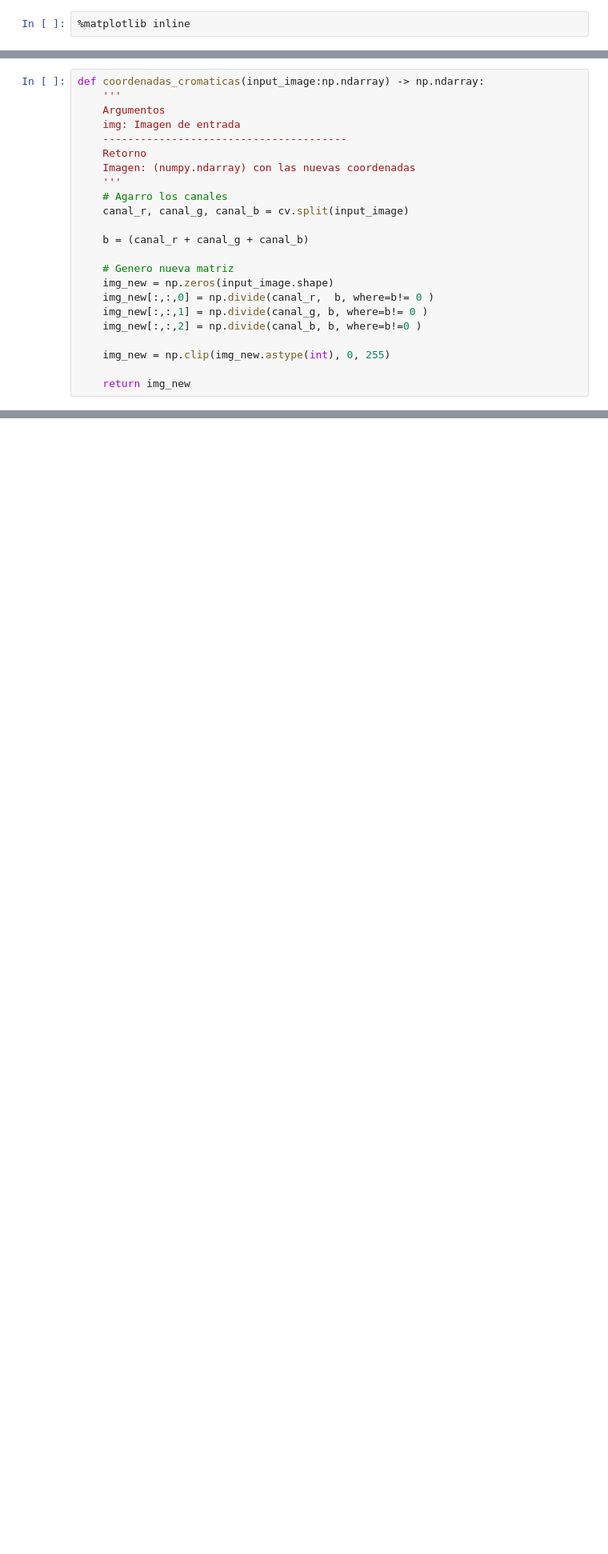
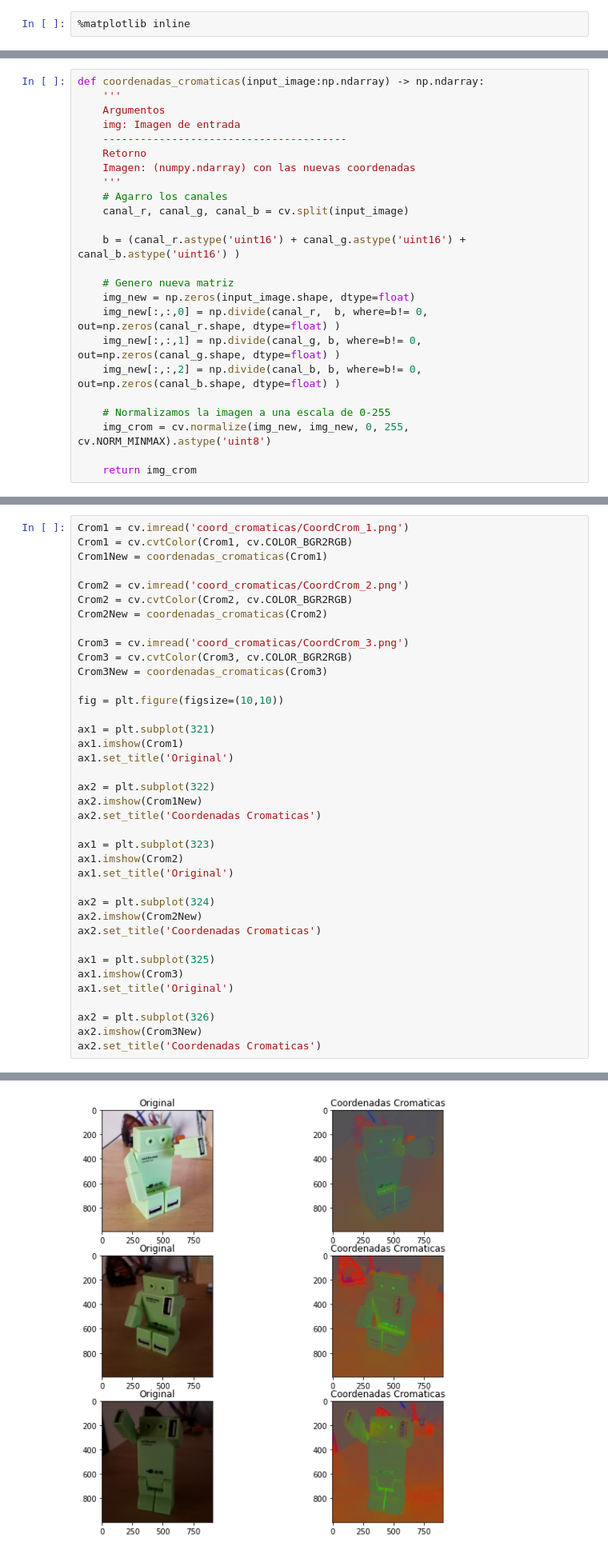
Before and after one commit to lrivela/cv1-rivela, a Jupyter notebook: tp1/tp1-rivela.ipynb, the cells around one changed output, grey strips where cells are left out. Shown at 80% size. Saved outputs shown, nothing was run; the diff lists cells and outputs as text; blank space fills up the shorter version.

```diff
--- a/tp1/tp1-rivela.ipynb
+++ b/tp1/tp1-rivela.ipynb
@@ -29,17 +29,18 @@ def coordenadas_cromaticas(input_image:np.ndarray) -> np.ndarray:
     # Agarro los canales
     canal_r, canal_g, canal_b = cv.split(input_image)
 
-    b = (canal_r + canal_g + canal_b)
+    b = (canal_r.astype('uint16') + canal_g.astype('uint16') + canal_b.astype('uint16') )
 
     # Genero nueva matriz
-    img_new = np.zeros(input_image.shape)
-    img_new[:,:,0] = np.divide(canal_r,  b, where=b!= 0 )
-    img_new[:,:,1] = np.divide(canal_g, b, where=b!= 0 )
-    img_new[:,:,2] = np.divide(canal_b, b, where=b!=0 )
+    img_new = np.zeros(input_image.shape, dtype=float)
+    img_new[:,:,0] = np.divide(canal_r,  b, where=b!= 0,  out=np.zeros(canal_r.shape, dtype=float) )
+    img_new[:,:,1] = np.divide(canal_g, b, where=b!= 0,  out=np.zeros(canal_g.shape, dtype=float) )
+    img_new[:,:,2] = np.divide(canal_b, b, where=b!= 0, out=np.zeros(canal_b.shape, dtype=float) )
 
-    img_new = np.clip(img_new.astype(int), 0, 255)
+    # Normalizamos la imagen a una escala de 0-255
+    img_crom = cv.normalize(img_new, img_new, 0, 255, cv.NORM_MINMAX).astype('uint8')
 
-    return img_new
+    return img_crom
 # %%
 def white_patch(input_image: np.ndarray) -> np.ndarray:
     '''
@@ -81,0 +67,39 @@ Text(0.5, 1.0, 'Coordenadas Cromaticas')
+# %%
+Crom1 = cv.imread('coord_cromaticas/CoordCrom_1.png')
+Crom1 = cv.cvtColor(Crom1, cv.COLOR_BGR2RGB)
+Crom1New = coordenadas_cromaticas(Crom1)
+
+Crom2 = cv.imread('coord_cromaticas/CoordCrom_2.png')
+Crom2 = cv.cvtColor(Crom2, cv.COLOR_BGR2RGB)
+Crom2New = coordenadas_cromaticas(Crom2)
+
+Crom3 = cv.imread('coord_cromaticas/CoordCrom_3.png')
+Crom3 = cv.cvtColor(Crom3, cv.COLOR_BGR2RGB)
+Crom3New = coordenadas_cromaticas(Crom3)
+
+fig = plt.figure(figsize=(10,10))
+
+ax1 = plt.subplot(321)
+ax1.imshow(Crom1)
+ax1.set_title('Original')
+
+ax2 = plt.subplot(322)
+ax2.imshow(Crom1New)
+ax2.set_title('Coordenadas Cromaticas')
+
+ax1 = plt.subplot(323)
+ax1.imshow(Crom2)
+ax1.set_title('Original')
+
+ax2 = plt.subplot(324)
+ax2.imshow(Crom2New)
+ax2.set_title('Coordenadas Cromaticas')
+
+ax1 = plt.subplot(325)
+ax1.imshow(Crom3)
+ax1.set_title('Original')
+
+ax2 = plt.subplot(326)
+ax2.imshow(Crom3New)
+ax2.set_title('Coordenadas Cromaticas')
+# %% [output]
@@ -82,3 +107,4 @@ Text(0.5, 1.0, 'Coordenadas Cromaticas')
+[figure, added]
 # %%
 test_blue = cv.imread('white_patch/test_blue.png')
 test_blue = cv.cvtColor(test_blue, cv.COLOR_BGR2RGB)
```
Also changed, not shown: parts of 13 cells of this notebook.
